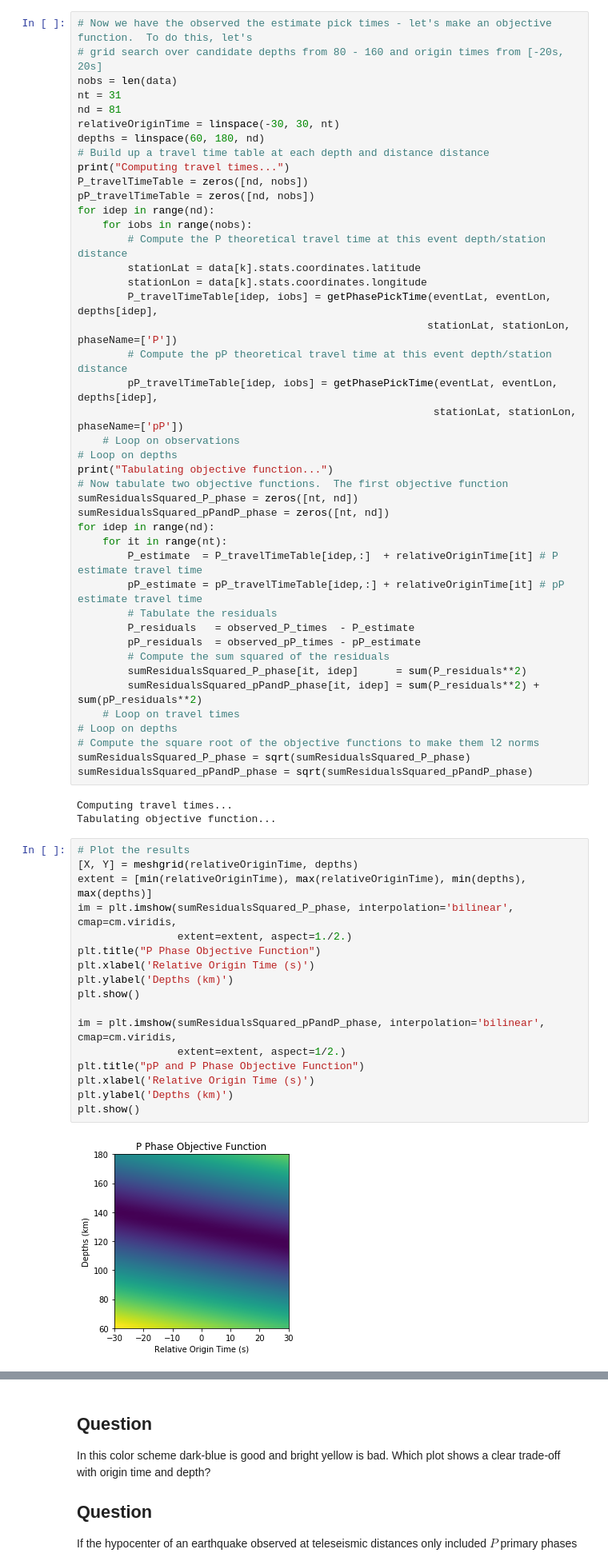
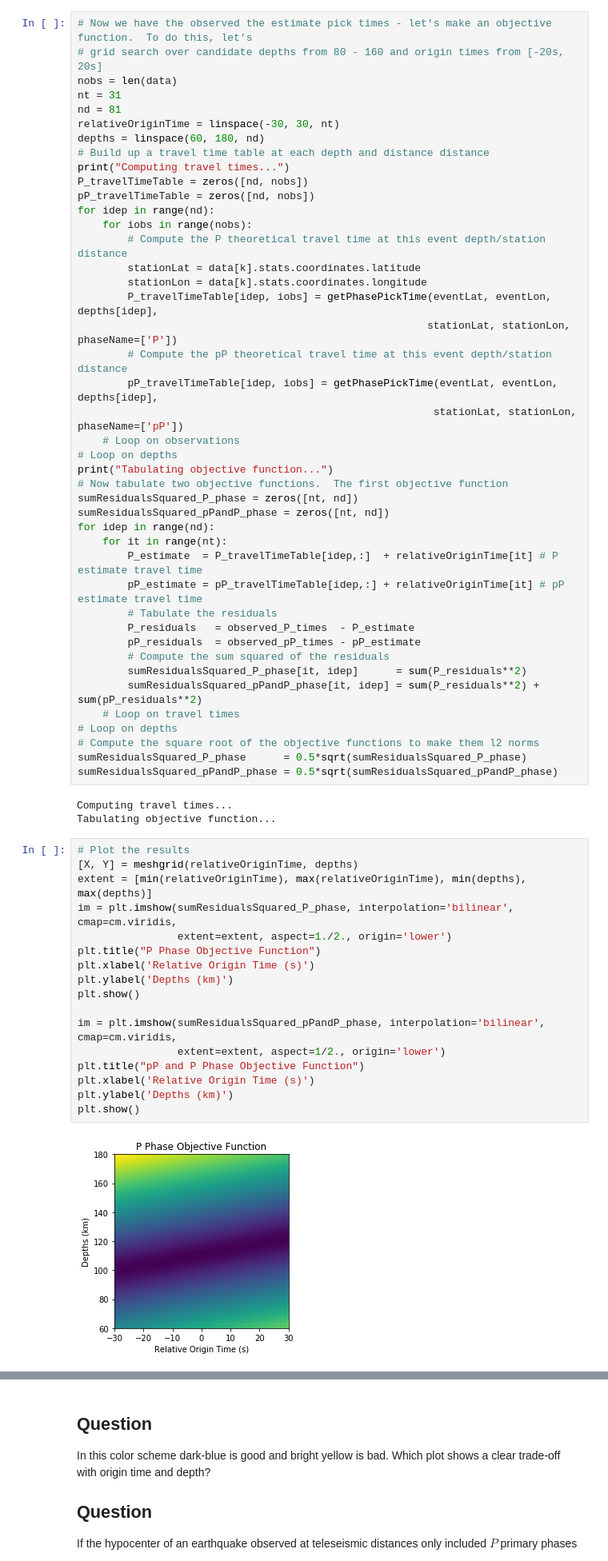
Before and after one commit to bakerb845/ess412_introToSeismo, a Jupyter notebook: rayPaths/rayPaths.ipynb, the cells around one changed output, grey strips where cells are left out. Shown at 80% size. Drawn from its saved outputs; the diff is of its cells as text.

```diff
--- a/rayPaths/rayPaths.ipynb
+++ b/rayPaths/rayPaths.ipynb
@@ -618,27 +618,27 @@ for idep in range(nd):
     # Loop on travel times
 # Loop on depths
 # Compute the square root of the objective functions to make them l2 norms
-sumResidualsSquared_P_phase = sqrt(sumResidualsSquared_P_phase)
-sumResidualsSquared_pPandP_phase = sqrt(sumResidualsSquared_pPandP_phase)
+sumResidualsSquared_P_phase      = 0.5*sqrt(sumResidualsSquared_P_phase)
+sumResidualsSquared_pPandP_phase = 0.5*sqrt(sumResidualsSquared_pPandP_phase)
 # %% [output]
 Computing travel times...
 Tabulating objective function...
 # %%
 # Plot the results
 [X, Y] = meshgrid(relativeOriginTime, depths)
 extent = [min(relativeOriginTime), max(relativeOriginTime), min(depths), max(depths)]
 im = plt.imshow(sumResidualsSquared_P_phase, interpolation='bilinear', cmap=cm.viridis,
-                extent=extent, aspect=1./2.)
+                extent=extent, aspect=1./2., origin='lower')
 plt.title("P Phase Objective Function")
 plt.xlabel('Relative Origin Time (s)')
 plt.ylabel('Depths (km)')
 plt.show()
 
 im = plt.imshow(sumResidualsSquared_pPandP_phase, interpolation='bilinear', cmap=cm.viridis,
-                extent=extent, aspect=1/2.)
+                extent=extent, aspect=1/2., origin='lower')
 plt.title("pP and P Phase Objective Function")
 plt.xlabel('Relative Origin Time (s)')
 plt.ylabel('Depths (km)')
 plt.show()
 # %% [output]
-[figure, old version]
+[figure, new version]
```
Also changed, not shown: parts of 1 cell of this notebook.
